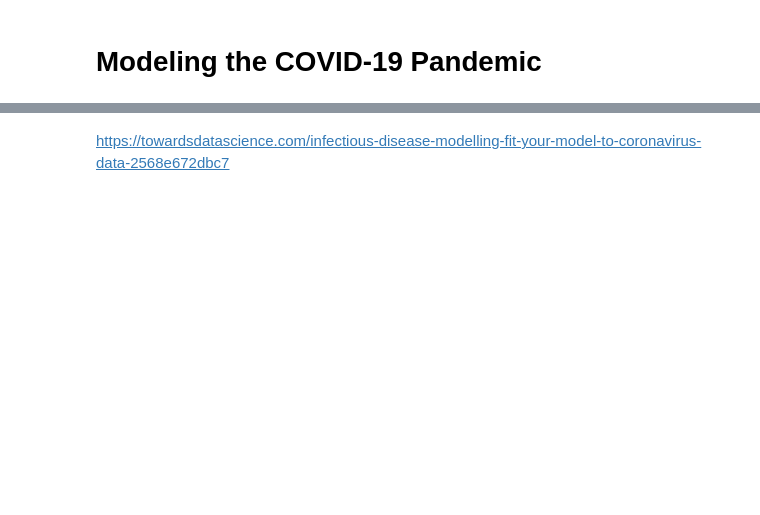
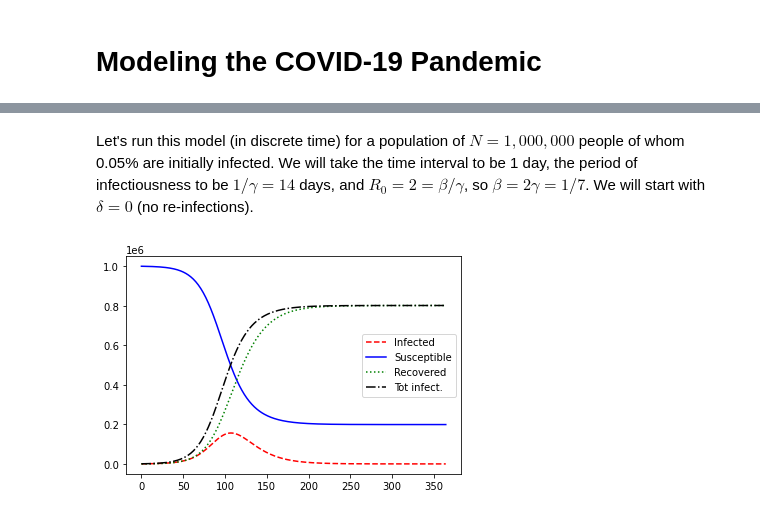
Before and after one commit to UCB-stat-159-s21/site, a Jupyter notebook: Notes/pandemic.ipynb, the cells around one changed output, grey strips where cells are left out. Cells and saved outputs as stored; diff of their text form; code cells hidden in the pictures; blank space fills up the shorter version.

```diff
--- a/Notes/pandemic.ipynb
+++ b/Notes/pandemic.ipynb
@@ -52,2 +70,4 @@ The state of the population is described by three differential equations:
-# %% [markdown]
-https://towardsdatascience.com/infectious-disease-modelling-fit-your-model-to-coronavirus-data-2568e672dbc7
+# %% [markdown]
+Let's run this model (in discrete time) for a population of $N=1,000,000$ people of whom 0.05% are initially infected.
+We will take the time interval to be 1 day, the period of infectiousness to be $1/\gamma = 14$ days,
+and $R_0 = 2 = \beta/\gamma$, so $\beta = 2 \gamma = 1/7$. We will start with $\delta=0$ (no re-infections).
@@ -53,0 +136,43 @@ https://towardsdatascience.com/infectious-disease-modelling-fit-your-model-to-co
+# %%
+def plot_sir(N, i_0, beta=2/14, gamma=1/14, delta=0, steps=365, verbose=False):
+    '''
+    Plot the time history of an SIR model.
+
+    Parameters
+    -----------
+    N     : int
+        population size
+    i_0   : double in (0, 1)
+        infection rate at time 0
+    beta  :  double in [0, infty)
+        number of encounters each infected person has per time step
+    gamma : double in (0, 1)
+        fraction of infecteds who recover or die per time step
+    delta : double in (0, 1)
+        fraction of recovereds who become susceptible per time step
+    steps : int
+        number of time steps to run the model
+
+    Returns
+    --------
+    S, I, R, I_tot if verbose
+    '''
+    S, I, R, I_tot = sir_model(N, i_0, beta=beta, gamma=gamma, delta=delta, steps=steps)
+    times = list(range(steps))
+    fig, ax = plt.subplots(nrows=1, ncols=1)
+    ax.plot(times, I, linestyle='--', color='r', label='Infected')
+    ax.plot(times, S, linestyle='-', color='b', label='Susceptible')
+    ax.plot(times, R, linestyle=':', color='g', label='Recovered')
+    ax.plot(times, I_tot, linestyle='-.', color='k', label='Tot infect.')
+    ax.legend(loc='best')
+    plt.show()
+    if verbose:
+        return S, I, R
+# %%
+i_0 = 0.0005
+N = int(10**6)
+steps = 365
+
+plot_sir(N, i_0)
+# %% [output]
+[figure, added]
```
Also changed, not shown: parts of 19 cells of this notebook.
